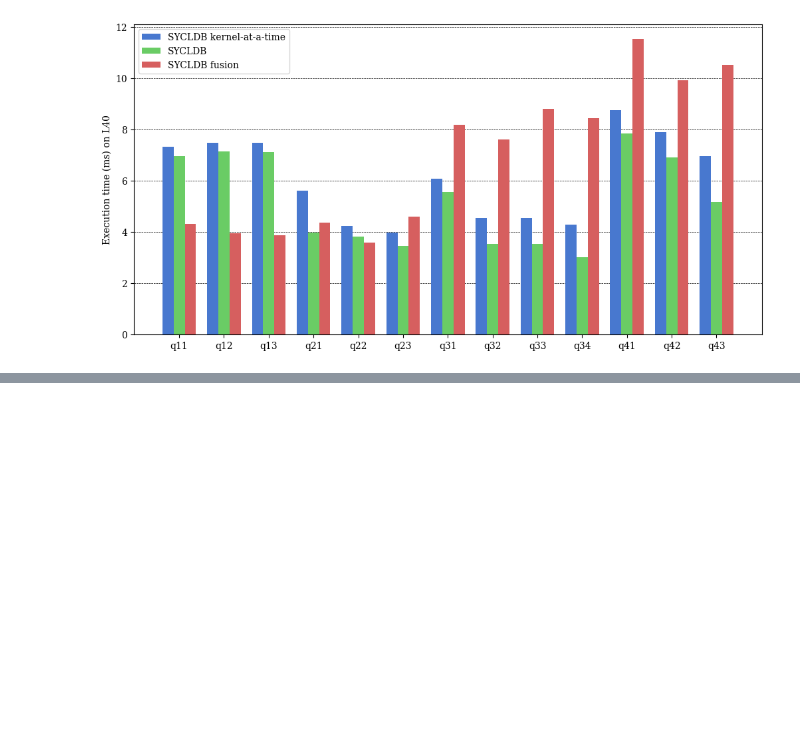
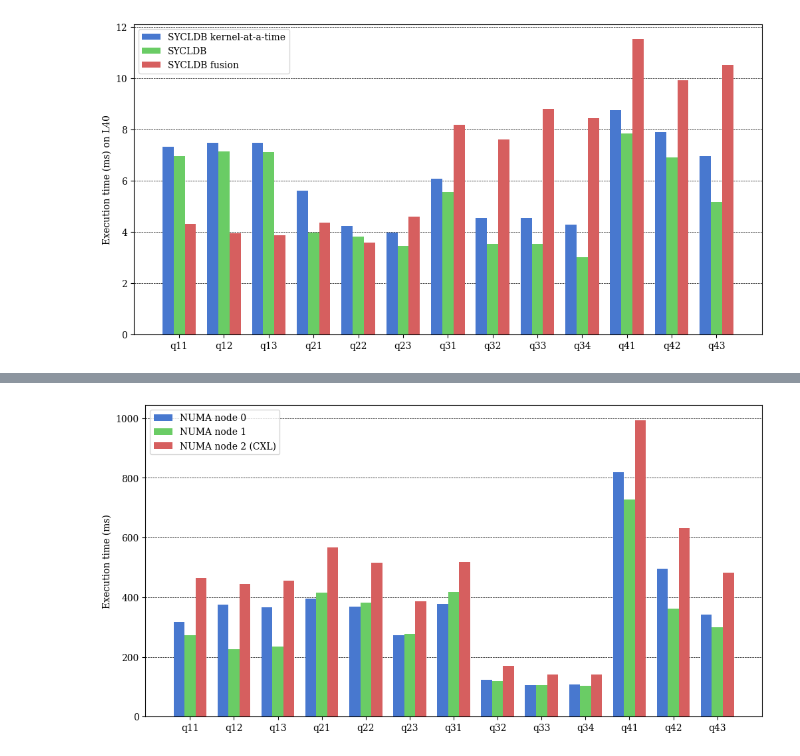
Before and after one commit to Maestro-Zacht/sycldb-calcite-executor, a Jupyter notebook: performances/perf.ipynb, the cells around one changed output, grey strips where cells are left out. Saved outputs shown, nothing was run; the diff lists cells and outputs as text; code cells hidden in the pictures; blank space fills up the shorter version.

```diff
--- a/performances/perf.ipynb
+++ b/performances/perf.ipynb
@@ -261,0 +264,19 @@ numa_results.describe()
+# %%
+comparison_numa = []
+
+for q in queries:
+    gpu_memory_avg = numa_results[f'{q}_gpu_memory'].mean()
+    numa_0_avg = numa_results[f'{q}_numa_0'].mean()
+    numa_1_avg = numa_results[f'{q}_numa_1'].mean()
+    numa_2_avg = numa_results[f'{q}_numa_2'].mean()
+
+    comparison_numa.append({
+        'query': q,
+        'gpu_memory_avg': gpu_memory_avg,
+        'numa_0_avg': numa_0_avg,
+        'numa_1_avg': numa_1_avg,
+        'numa_2_avg': numa_2_avg,
+    })
+
+comparison_numa = pd.DataFrame(comparison_numa)
+comparison_numa
@@ -261,0 +298,35 @@ numa_results.describe()
+# %%
+# plt.rc('text', usetex=True)
+plt.rc('font', family='serif')
+plt.style.use('seaborn-v0_8-muted')
+
+labels_mapping = {
+    # 'gpu_memory_avg': 'SYCLDB GPU',
+    'numa_0_avg': 'NUMA node 0',
+    'numa_1_avg': 'NUMA node 1',
+    'numa_2_avg': 'NUMA node 2 (CXL)',
+}
+
+x = np.arange(len(comparison_numa))
+width = 1 / (len(labels_mapping) + 1)
+multiplier = 0
+
+fig, ax = plt.subplots(layout='constrained', figsize=(10, 5))
+
+#iterate on some columns and plot them in a single bar chart
+for col, label in labels_mapping.items():
+    offset = width * multiplier
+    rects = ax.bar(x + offset, comparison_numa[col], width=width, label=label)
+    # ax.bar_label(rects, padding=3)
+    multiplier += 1
+
+ax.legend()
+# ax.set_ylim(0, 60)
+ax.set_xticks(x + width, comparison_numa['query'])
+ax.set_ylabel('Execution time (ms)')
+ax.set_axisbelow(True)
+ax.grid(color='black', linestyle='--', linewidth=0.5, zorder=1000, axis='y')
+
+plt.show()
+# %% [output]
+[figure, added]
```
Also changed, not shown: parts of 2 cells of this notebook.
